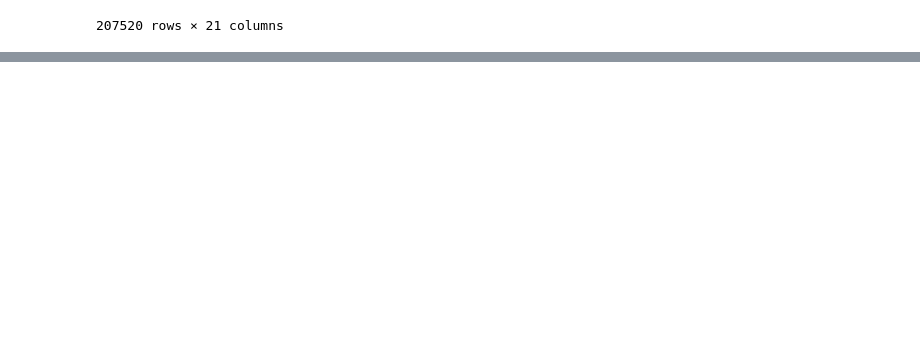
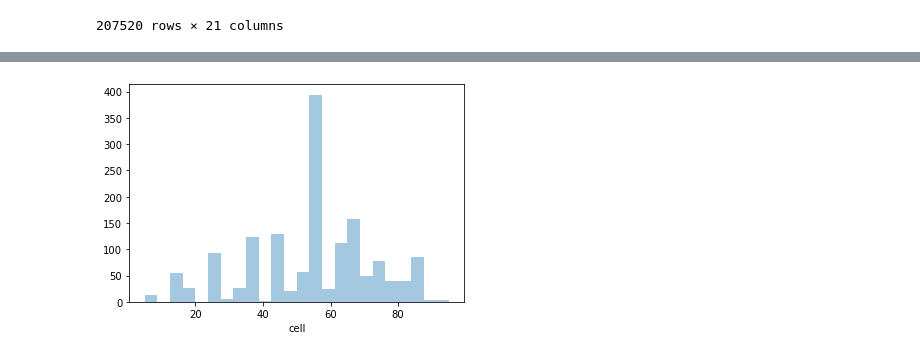
Before and after one commit to mklasby/Calgary_Accident_Analysis, a Jupyter notebook: main.ipynb, the cells around one changed output, grey strips where cells are left out. Cells and saved outputs as stored; diff of their text form; code cells hidden in the pictures; blank space fills up the shorter version.

```diff
--- a/main.ipynb
+++ b/main.ipynb
@@ -251,0 +386,22 @@ m
+# %%
+signals_test_df= signals_df
+
+## TODO: UNCOMMMENT BELOW LINE ON NEW KERNAL RUN
+# signals_test_df['Point'] = signals_df['Point'].apply(lambda x: clean_point_coords(x))
+# display(signals_test_df)
+signals_test_df['cell'] = signals_test_df['Point'].apply(lambda x: place_in_cell(x))
+# display(signals_test_df)
+
+
+plot_markers(signals_test_df,'Point', 'INT_TYPE', m)
+m.save('index.html')
+
+
+plot=sns.distplot(signals_test_df['cell'], kde = False)
+plt.show(plot)
+
+cell_groups = signals_test_df.groupby(by='cell', as_index=True, sort=True)
+
+display(cell_groups.agg('count').sort_values(by='INT_TYPE', ascending=False).head(10))
+# %% [output]
+[figure, added]
```
Also changed, not shown: parts of 8 cells of this notebook, 2 other files.
